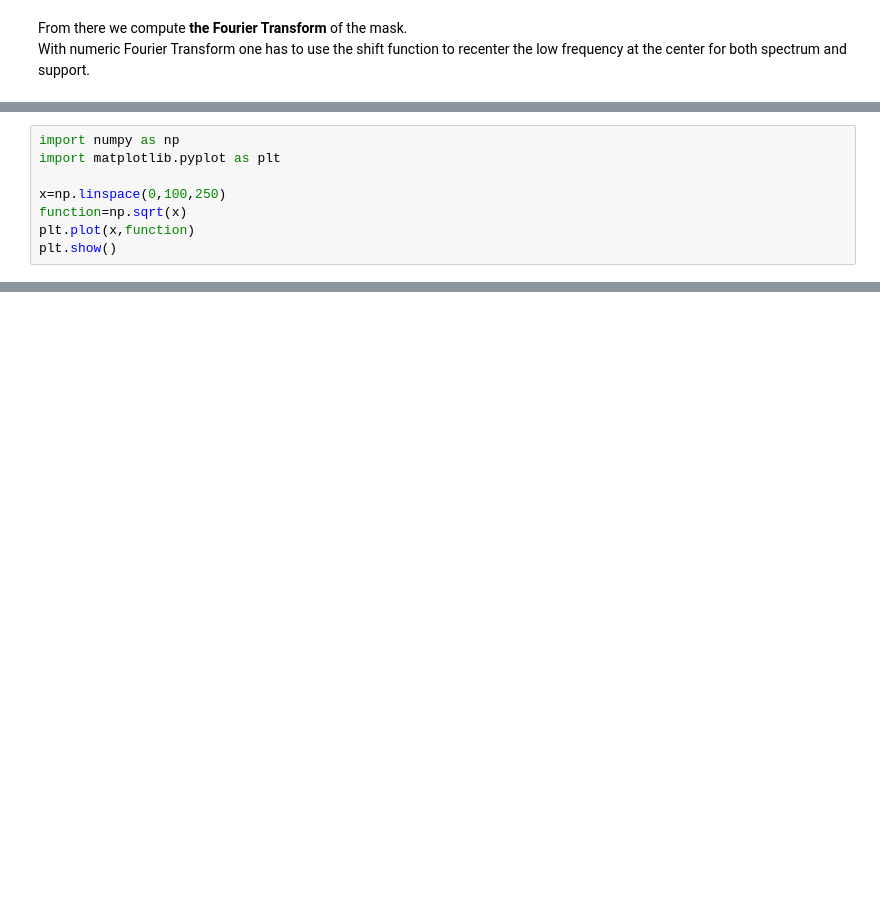
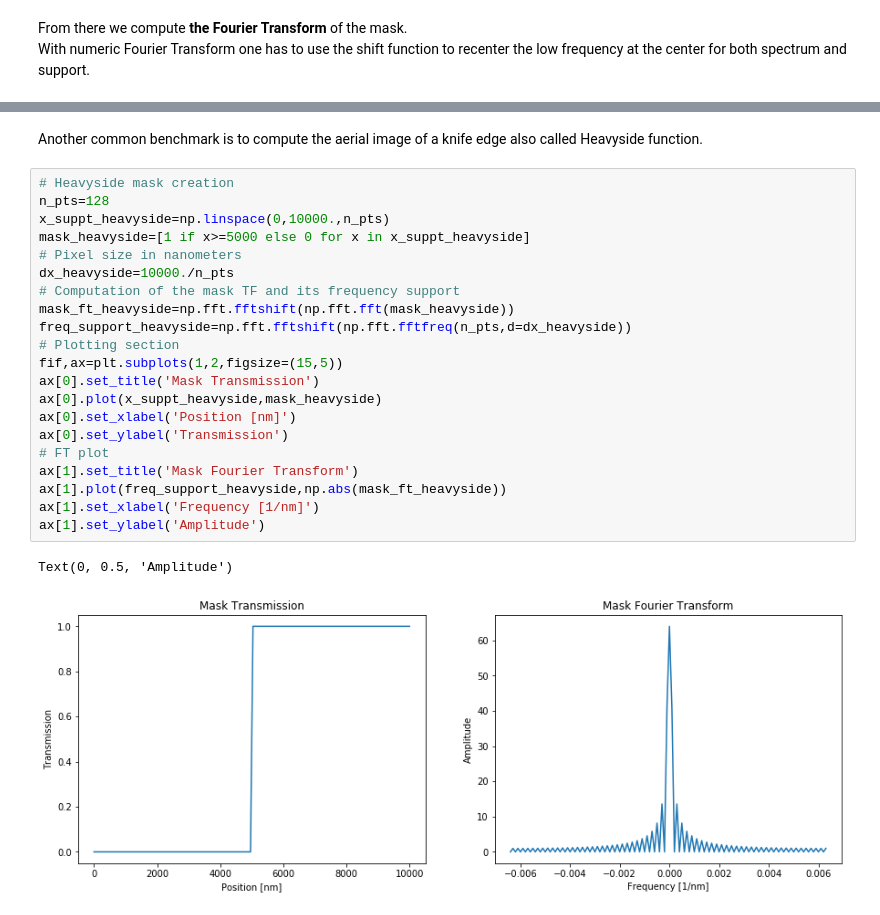
Before and after one commit to pierremifasol/Lithography-Simulation, a Jupyter notebook: Lithography.ipynb, the cells around one changed output, grey strips where cells are left out. Cells and saved outputs as stored; diff of their text form; blank space fills up the shorter version.

```diff
--- a/Lithography.ipynb
+++ b/Lithography.ipynb
@@ -91,8 +224,0 @@ interactive(children=(FloatSlider(value=0.5, description='sigma', max=1.0, step=
-# %%
-import numpy as np
-import matplotlib.pyplot as plt
-
-x=np.linspace(0,100,250)
-function=np.sqrt(x)
-plt.plot(x,function)
-plt.show()
@@ -114,0 +231,26 @@ $$I(x,y)=\iiiint_{\infty}^{-\infty}TCC(f',g';f'',g'')\tilde{O}(f',g')\tilde{O}^{
+# %% [markdown]
+Another common benchmark is to compute the aerial image of a knife edge also called Heavyside function.
+# %%
+# Heavyside mask creation
+n_pts=128
+x_suppt_heavyside=np.linspace(0,10000.,n_pts)
+mask_heavyside=[1 if x>=5000 else 0 for x in x_suppt_heavyside]
+# Pixel size in nanometers
+dx_heavyside=10000./n_pts
+# Computation of the mask TF and its frequency support
+mask_ft_heavyside=np.fft.fftshift(np.fft.fft(mask_heavyside))
+freq_support_heavyside=np.fft.fftshift(np.fft.fftfreq(n_pts,d=dx_heavyside))
+# Plotting section
+fif,ax=plt.subplots(1,2,figsize=(15,5))
+ax[0].set_title('Mask Transmission')
+ax[0].plot(x_suppt_heavyside,mask_heavyside)
+ax[0].set_xlabel('Position [nm]')
+ax[0].set_ylabel('Transmission')
+# FT plot
+ax[1].set_title('Mask Fourier Transform')
+ax[1].plot(freq_support_heavyside,np.abs(mask_ft_heavyside))
+ax[1].set_xlabel('Frequency [1/nm]')
+ax[1].set_ylabel('Amplitude')
+# %% [output]
+Text(0, 0.5, 'Amplitude')
+[figure, added]
```
Also changed, not shown: parts of 37 cells of this notebook.
